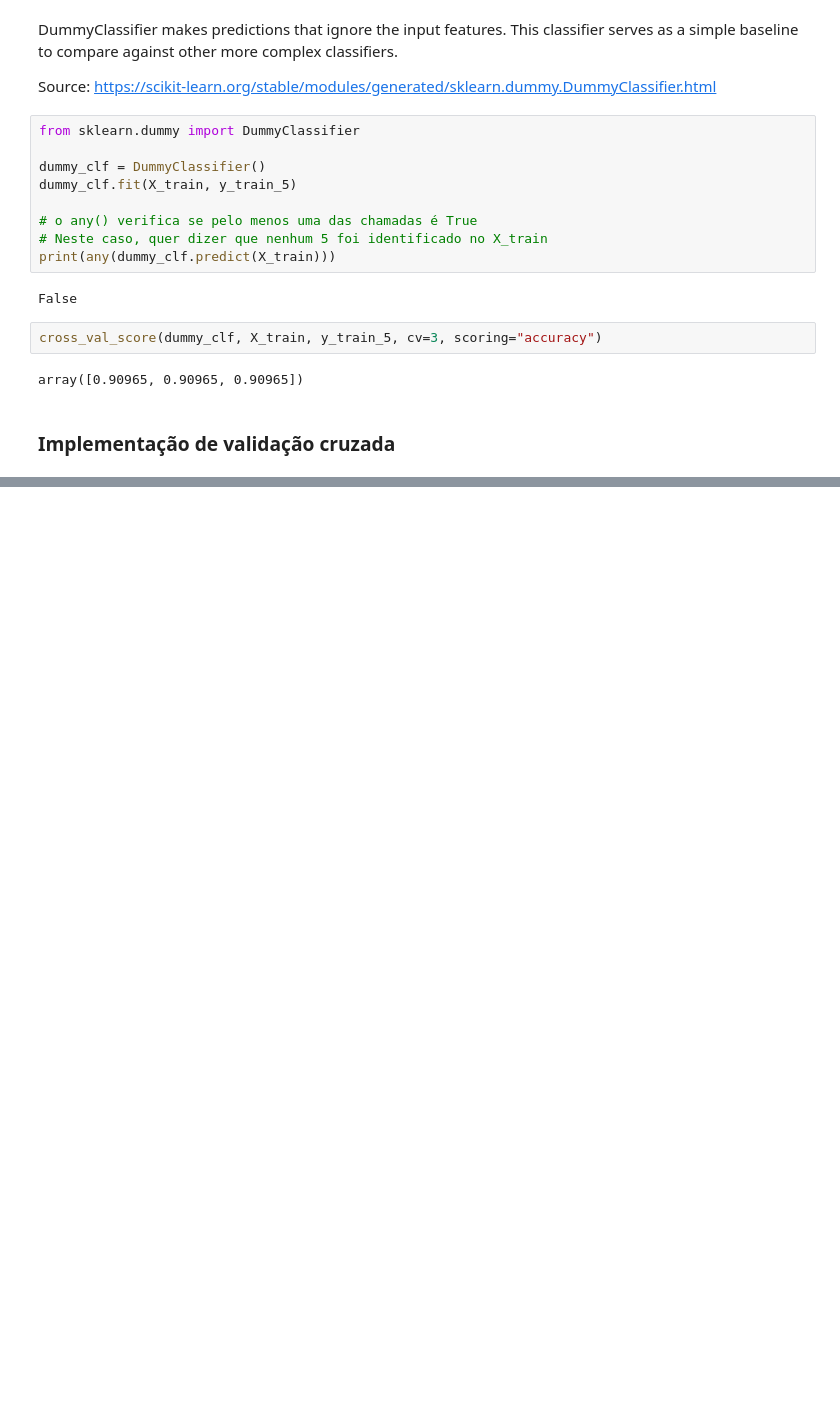
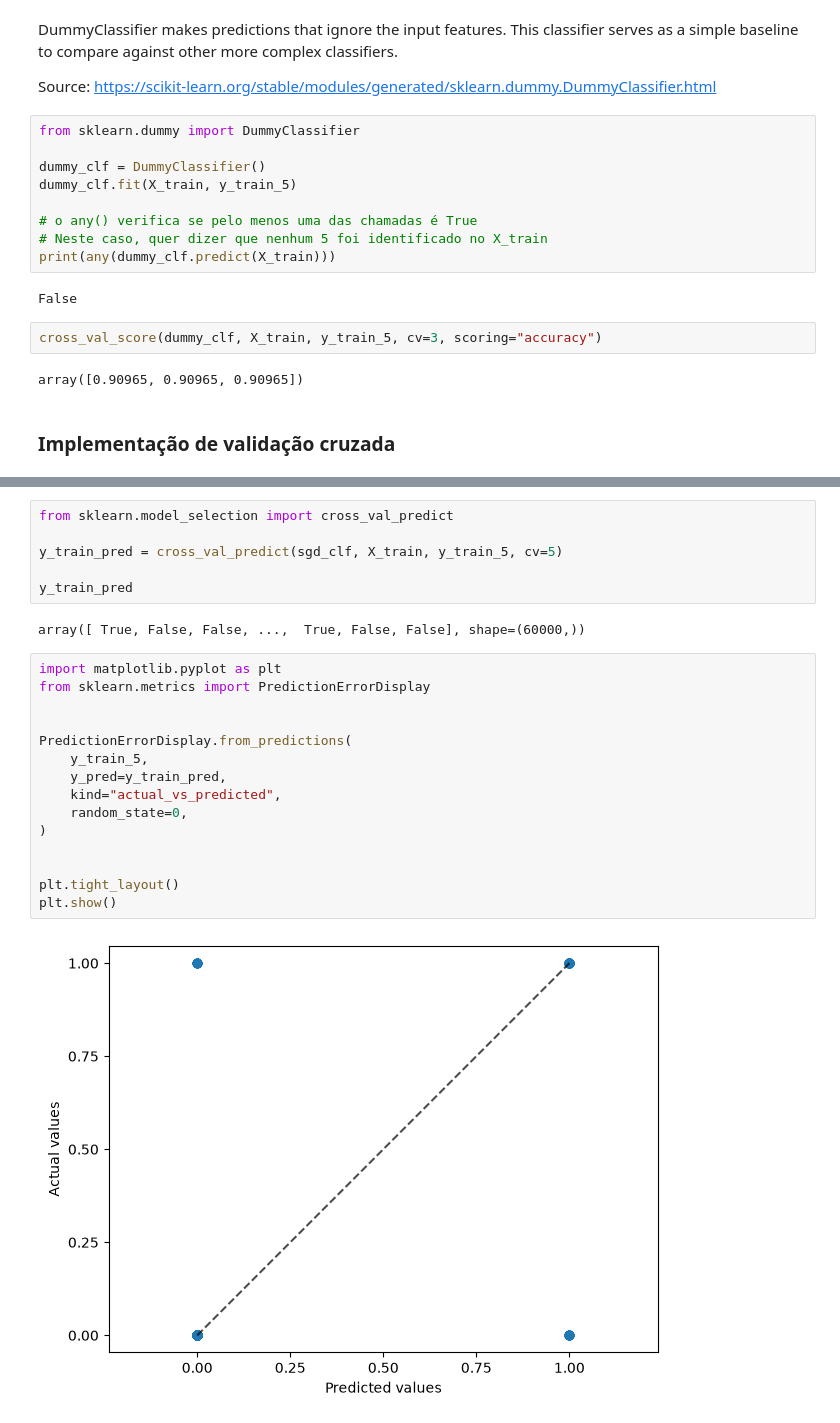
Before and after one commit to lucasamtaylor01/KaggleDigitRecognizer, a Jupyter notebook: 01_testing.ipynb, the cells around one changed output, grey strips where cells are left out. Cells and saved outputs as stored; diff of their text form; blank space fills up the shorter version.

```diff
--- a/01_testing.ipynb
+++ b/01_testing.ipynb
@@ -119,0 +127,25 @@ plt.show()
+# %%
+from sklearn.model_selection import cross_val_predict
+
+y_train_pred = cross_val_predict(sgd_clf, X_train, y_train_5, cv=5)
+
+y_train_pred
+# %% [output]
+array([ True, False, False, ...,  True, False, False], shape=(60000,))
+# %%
+import matplotlib.pyplot as plt
+from sklearn.metrics import PredictionErrorDisplay
+
+
+PredictionErrorDisplay.from_predictions(
+    y_train_5,
+    y_pred=y_train_pred,
+    kind="actual_vs_predicted",
+    random_state=0,
+)
+
+
+plt.tight_layout()
+plt.show()
+# %% [output]
+[figure, added]
```
Also changed, not shown: parts of 13 cells of this notebook.
